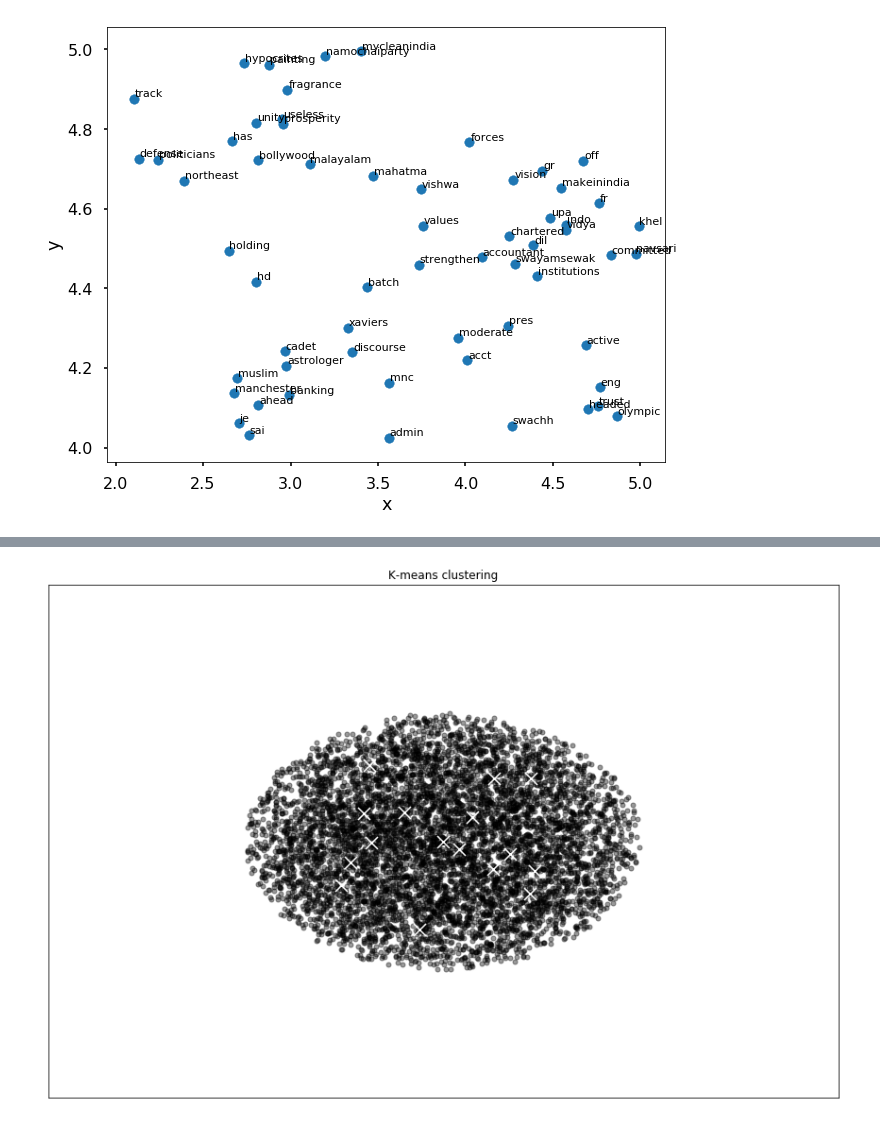
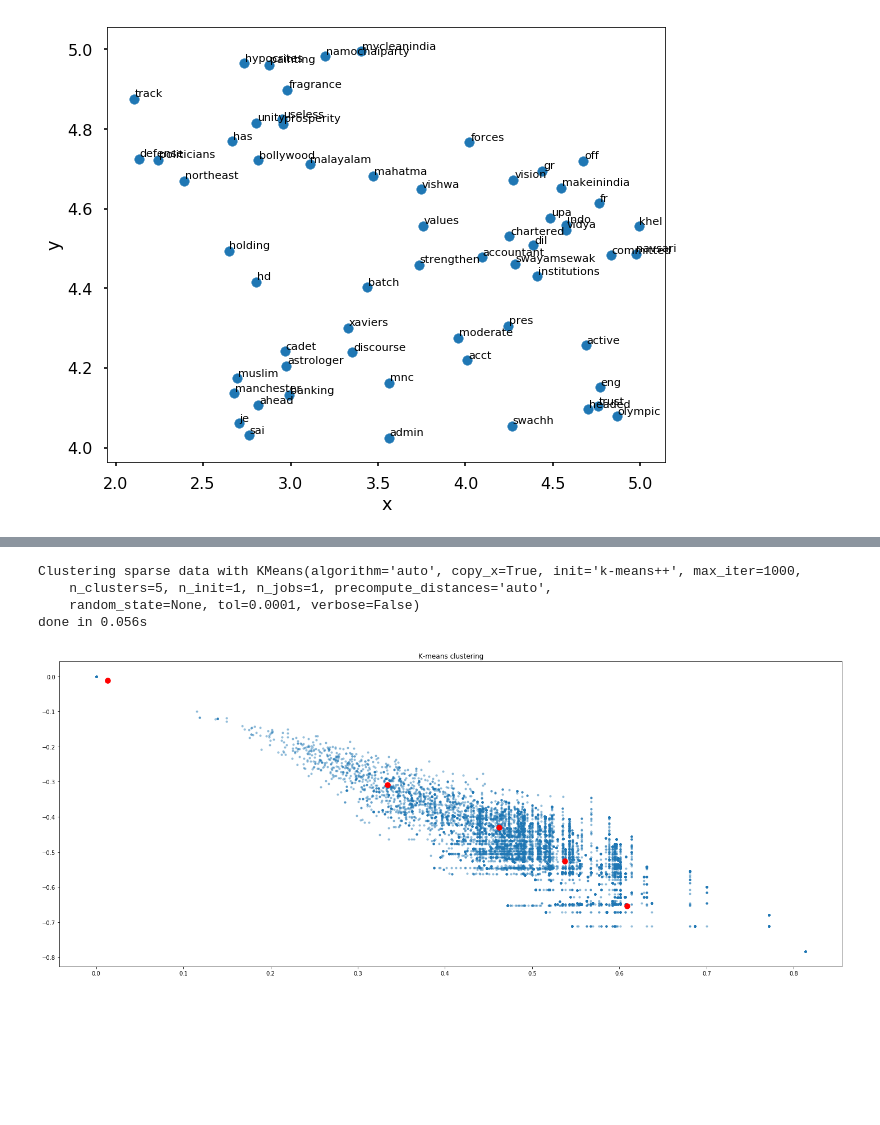
Before and after one commit to Parassharmaa/cortex-ai, a Jupyter notebook: src/cortex/bio-classifier/bio_clustering.ipynb, the cells around one changed output, grey strips where cells are left out. Saved outputs shown, nothing was run; the diff lists cells and outputs as text; code cells hidden in the pictures; blank space fills up the shorter version.

```diff
--- a/src/cortex/bio-classifier/bio_clustering.ipynb
+++ b/src/cortex/bio-classifier/bio_clustering.ipynb
@@ -254,26 +260,35 @@ done in 0.441s
 # %%
-# Step size of the mesh. Decrease to increase the quality of the VQ.
-h = .028    # point in the mesh [x_min, x_max]x[y_min, y_max].
+def kmeans(data, clus):
+    km = KMeans(n_clusters=clus, init='k-means++', max_iter=1000, n_init=1,
+                    verbose=False)
 
-# Plot the decision boundary. For that, we will assign a color to each
-x_min, x_max = X[:, 0].min() - 1, X[:, 0].max() + 1
-y_min, y_max = X[:, 1].min() - 1, X[:, 1].max() + 1
-xx, yy = np.meshgrid(np.arange(x_min, x_max, h), np.arange(y_min, y_max, h))
+    print("Clustering sparse data with %s" % km)
+    t0 = time()
+    km.fit(data)
+    print("done in %0.3fs" % (time() - t0))
 
-plt.figure(figsize=(15, 10))
-plt.plot(X[:, 0], X[:, 1], 'k.', markersize=10, alpha=0.4)
+    # Plot the decision boundary. For that, we will assign a color to each
+    x_min, x_max = data[:, 0].min() - 1, data[:, 0].max() + 1
+    y_min, y_max = data[:, 1].min() - 1, data[:, 1].max() + 1
 
-# Plot the centroids as a white X
-centroids = km.cluster_centers_
-plt.scatter(centroids[:, 0], centroids[:, 1],
-            marker='x', s=169, linewidths=1,
-            color='w', zorder=10)
-plt.title('K-means clustering')
-plt.xlim(x_min, x_max)
-plt.ylim(y_min, y_max)
-plt.xticks(())
-plt.yticks(())
-plt.show()
+
+    plt.figure(figsize=(25, 10))
+    plt.scatter(data[:, 0], data[:, 1], s=10, alpha=0.4)
+
+    # Plot the centroids as a white X
+    centroids = km.cluster_centers_
+    plt.scatter(centroids[:, 0], centroids[:, 1],
+                marker='o', s=90, linewidths=1,
+                color='r')
+    plt.title('K-means clustering')
+    plt.show()
+    return km
-# %% [output]
-[figure, removed]
+# %%
+kmean_w2v = kmeans(sentence_vectors, 5)
+# %% [output]
+Clustering sparse data with KMeans(algorithm='auto', copy_x=True, init='k-means++', max_iter=1000,
+    n_clusters=5, n_init=1, n_jobs=1, precompute_distances='auto',
+    random_state=None, tol=0.0001, verbose=False)
+done in 0.056s
+[figure, added]
 # %%
```
Also changed, not shown: parts of 24 cells of this notebook.
